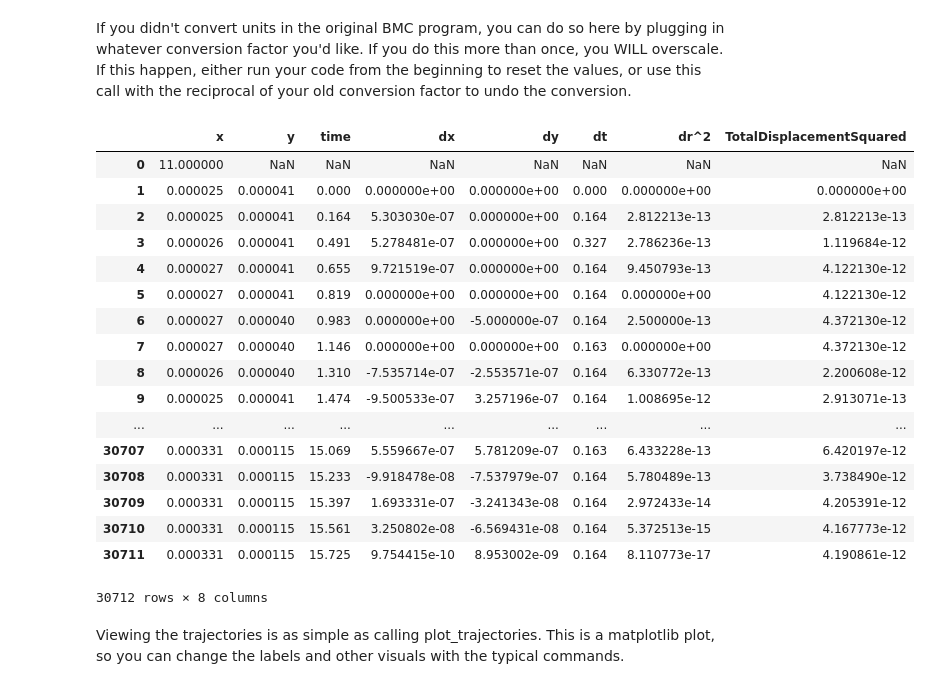
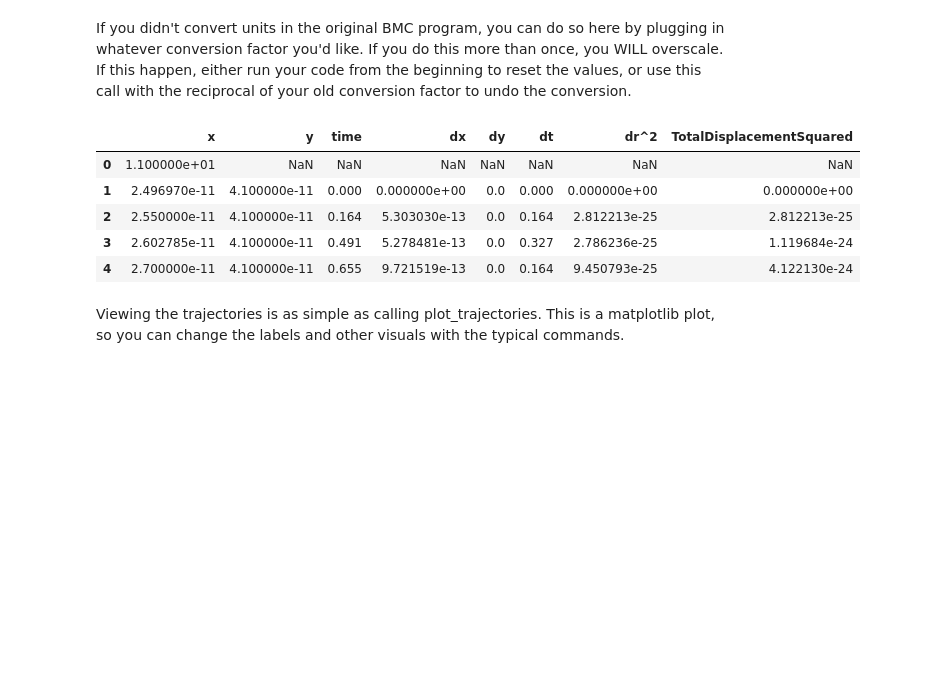
Before and after one commit to Mlawrence95/111B-Segre-Work, a Jupyter notebook: Brownian Motion in Cells/BMC Analysis.ipynb, the cells around one changed output. Drawn from its saved outputs; the diff is of its cells as text; code cells hidden in the pictures; blank space fills up the shorter version.

Commit message:
Add files via upload
Suppressed outputs from table to make more readable.

```diff
--- a/Brownian Motion in Cells/BMC Analysis.ipynb
+++ b/Brownian Motion in Cells/BMC Analysis.ipynb
@@ -488,26 +478,14 @@ my_data.particleNumber
 # %% [markdown]
 If you didn't convert units in the original BMC program, you can do so here by plugging in whatever conversion factor you'd like. If you do this more than once, you WILL overscale. If this happen, either run your code from the beginning to reset the values, or use this call with the reciprocal of your old conversion factor to undo the conversion.
 # %%
-my_data.convert_units(conversion_factor=10**-6)
+my_data.convert_units(conversion_factor=10**-6).head()
 # %% [output]
 |  | x | y | time | dx | dy | dt | dr^2 | TotalDisplacementSquared |
-| 0 | 11.000000 | NaN | NaN | NaN | NaN | NaN | NaN | NaN |
-| 1 | 0.000025 | 0.000041 | 0.000 | 0.000000e+00 | 0.000000e+00 | 0.000 | 0.000000e+00 | 0.000000e+00 |
-| 2 | 0.000025 | 0.000041 | 0.164 | 5.303030e-07 | 0.000000e+00 | 0.164 | 2.812213e-13 | 2.812213e-13 |
-| 3 | 0.000026 | 0.000041 | 0.491 | 5.278481e-07 | 0.000000e+00 | 0.327 | 2.786236e-13 | 1.119684e-12 |
-| 4 | 0.000027 | 0.000041 | 0.655 | 9.721519e-07 | 0.000000e+00 | 0.164 | 9.450793e-13 | 4.122130e-12 |
-| 5 | 0.000027 | 0.000041 | 0.819 | 0.000000e+00 | 0.000000e+00 | 0.164 | 0.000000e+00 | 4.122130e-12 |
-| 6 | 0.000027 | 0.000040 | 0.983 | 0.000000e+00 | -5.000000e-07 | 0.164 | 2.500000e-13 | 4.372130e-12 |
-| 7 | 0.000027 | 0.000040 | 1.146 | 0.000000e+00 | 0.000000e+00 | 0.163 | 0.000000e+00 | 4.372130e-12 |
-| 8 | 0.000026 | 0.000040 | 1.310 | -7.535714e-07 | -2.553571e-07 | 0.164 | 6.330772e-13 | 2.200608e-12 |
-| 9 | 0.000025 | 0.000041 | 1.474 | -9.500533e-07 | 3.257196e-07 | 0.164 | 1.008695e-12 | 2.913071e-13 |
-| ... | ... | ... | ... | ... | ... | ... | ... | ... |
-| 30707 | 0.000331 | 0.000115 | 15.069 | 5.559667e-07 | 5.781209e-07 | 0.163 | 6.433228e-13 | 6.420197e-12 |
-| 30708 | 0.000331 | 0.000115 | 15.233 | -9.918478e-08 | -7.537979e-07 | 0.164 | 5.780489e-13 | 3.738490e-12 |
-| 30709 | 0.000331 | 0.000115 | 15.397 | 1.693331e-07 | -3.241343e-08 | 0.164 | 2.972433e-14 | 4.205391e-12 |
-| 30710 | 0.000331 | 0.000115 | 15.561 | 3.250802e-08 | -6.569431e-08 | 0.164 | 5.372513e-15 | 4.167773e-12 |
-| 30711 | 0.000331 | 0.000115 | 15.725 | 9.754415e-10 | 8.953002e-09 | 0.164 | 8.110773e-17 | 4.190861e-12 |
+| 0 | 1.100000e+01 | NaN | NaN | NaN | NaN | NaN | NaN | NaN |
+| 1 | 2.496970e-11 | 4.100000e-11 | 0.000 | 0.000000e+00 | 0.0 | 0.000 | 0.000000e+00 | 0.000000e+00 |
+| 2 | 2.550000e-11 | 4.100000e-11 | 0.164 | 5.303030e-13 | 0.0 | 0.164 | 2.812213e-25 | 2.812213e-25 |
+| 3 | 2.602785e-11 | 4.100000e-11 | 0.491 | 5.278481e-13 | 0.0 | 0.327 | 2.786236e-25 | 1.119684e-24 |
+| 4 | 2.700000e-11 | 4.100000e-11 | 0.655 | 9.721519e-13 | 0.0 | 0.164 | 9.450793e-25 | 4.122130e-24 |
-30712 rows × 8 columns
 # %% [markdown]
 Viewing the trajectories is as simple as calling plot_trajectories. This is a matplotlib plot, so you can change the labels and other visuals with the typical commands.
 # %%
```
Also changed, not shown: parts of 7 cells of this notebook.
